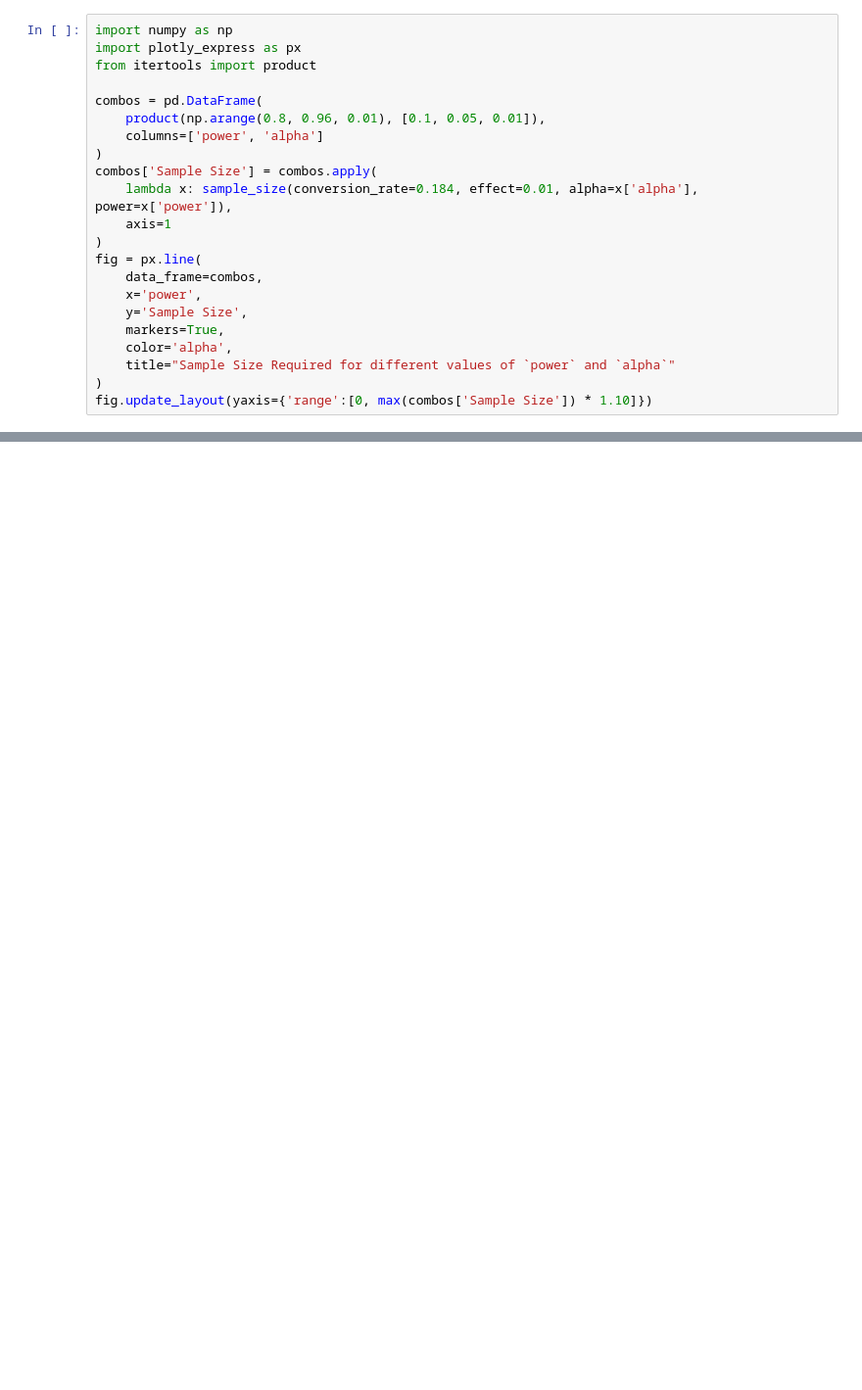
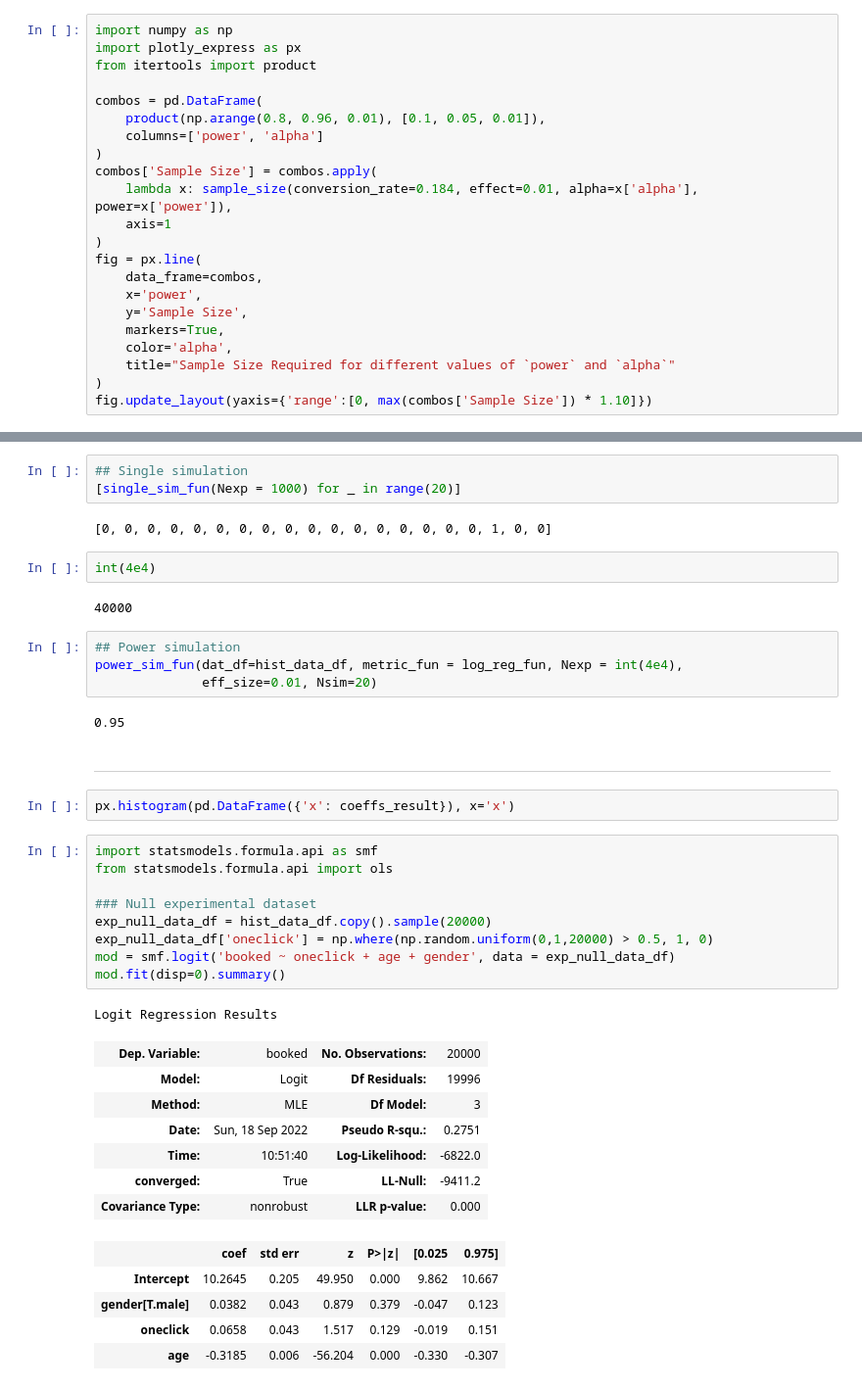
Before and after one commit to shane-kercheval/python-examples, a Jupyter notebook: examples/behavioral_data_analysis/ab_tests.ipynb, the cells around one changed output, grey strips where cells are left out. Shown at 98% size. Drawn from its saved outputs; the diff is of its cells as text; blank space fills up the shorter version.

```diff
--- a/examples/behavioral_data_analysis/ab_tests.ipynb
+++ b/examples/behavioral_data_analysis/ab_tests.ipynb
@@ -116,0 +305,42 @@ fig.update_layout(yaxis={'range':[0, max(combos['Sample Size']) * 1.10]})
+# %%
+## Single simulation
+[single_sim_fun(Nexp = 1000) for _ in range(20)]
+# %% [output]
+[0, 0, 0, 0, 0, 0, 0, 0, 0, 0, 0, 0, 0, 0, 0, 0, 0, 1, 0, 0]
+# %%
+int(4e4)
+# %% [output]
+40000
+# %%
+## Power simulation
+power_sim_fun(dat_df=hist_data_df, metric_fun = log_reg_fun, Nexp = int(4e4),
+              eff_size=0.01, Nsim=20)
+# %% [output]
+0.95
+# %% [markdown]
+---
+# %%
+px.histogram(pd.DataFrame({'x': coeffs_result}), x='x')
+# %%
+import statsmodels.formula.api as smf
+from statsmodels.formula.api import ols
+
+### Null experimental dataset
+exp_null_data_df = hist_data_df.copy().sample(20000)
+exp_null_data_df['oneclick'] = np.where(np.random.uniform(0,1,20000) > 0.5, 1, 0)
+mod = smf.logit('booked ~ oneclick + age + gender', data = exp_null_data_df)
+mod.fit(disp=0).summary()
+# %% [output]
+Logit Regression Results
+| Dep. Variable: | booked | No. Observations: | 20000 |
+| Model: | Logit | Df Residuals: | 19996 |
+| Method: | MLE | Df Model: | 3 |
+| Date: | Sun, 18 Sep 2022 | Pseudo R-squ.: | 0.2751 |
+| Time: | 10:51:40 | Log-Likelihood: | -6822.0 |
+| converged: | True | LL-Null: | -9411.2 |
+| Covariance Type: | nonrobust | LLR p-value: | 0.000 |
+|  | coef | std err | z | P>|z| | [0.025 | 0.975] |
+| Intercept | 10.2645 | 0.205 | 49.950 | 0.000 | 9.862 | 10.667 |
+| gender[T.male] | 0.0382 | 0.043 | 0.879 | 0.379 | -0.047 | 0.123 |
+| oneclick | 0.0658 | 0.043 | 1.517 | 0.129 | -0.019 | 0.151 |
+| age | -0.3185 | 0.006 | -56.204 | 0.000 | -0.330 | -0.307 |
```
Also changed, not shown: parts of 22 cells of this notebook.
